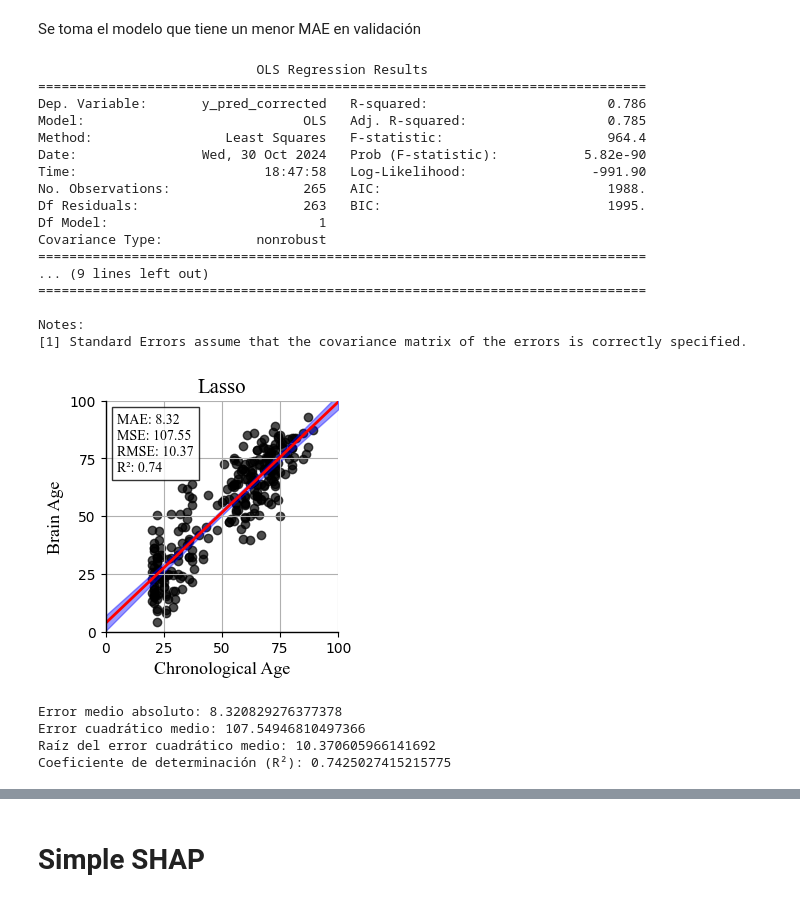
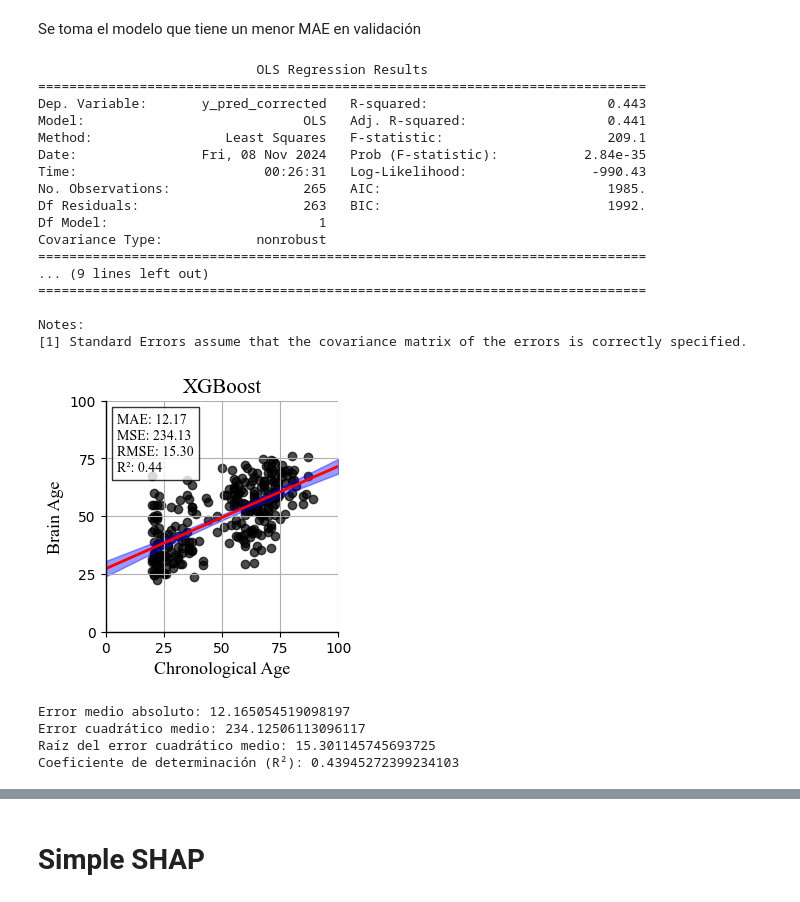
Before and after one commit to carrielfelipe/Brain_Age, a Jupyter notebook: XGBoost/XGBoost.ipynb, the cells around one changed output, grey strips where cells are left out. Cells and saved outputs as stored; diff of their text form; code cells hidden in the pictures.

Commit message:
actualizacion modelos

```diff
--- a/XGBoost/XGBoost.ipynb
+++ b/XGBoost/XGBoost.ipynb
@@ -90,3 +102,7 @@ df_concatenado_CN = pd.concat([X_CN, y_CN, ID_CN], axis=1, ignore_index=False)
+# %%
+model.fit_params= {
+    'early_stopping_rounds': 10,
+}
 # %%
 #'neg_mean_absolute_error'
 #'neg_mean_squared_error'
@@ -114,7 +130,7 @@ Fitting 10 folds for each of 1 candidates, totalling 10 fits
 Fitting 10 folds for each of 1 candidates, totalling 10 fits
 Fitting 10 folds for each of 1 candidates, totalling 10 fits
 # %%
-with open(f'results_model/opt_model.pickle', 'wb') as file:
+with open(f'results_model/opt_model_2.pickle', 'wb') as file:
         pickle.dump(opt_model, file)
 # %%
 with open(f'results_model/opt_model.pickle', 'rb') as file:
@@ -161,7 +182,8 @@ df_train, df_test = train_test_split(df_concatenado_CN, test_size=0.2, random_st
 
 # Resultado: df_train y df_test son dataframes
 # %%
-results_labels_df_CN_train, results_labels_df_CN_val, results_labels_patient, results_model, results_per_fold_CN_train, results_per_fold_CN_val, results_per_fold_patient= model.trainer(df_CN=df_train, n_splits=10, n_iterations=1, params_=best_params_[0], scaler=Scaler)
+results_labels_df_CN_train, results_labels_df_CN_val, results_labels_patient, results_model, results_per_fold_CN_train, results_per_fold_CN_val, results_per_fold_patient= model.trainer(df_CN=df_train, n_splits=10, n_iterations=1, params_=best_params_[0], scaler=Scaler, early_stopping_rounds=10
+                                                                                                                                                                                         )
 # %% [markdown]
 # Test
 # %%
@@ -210,7 +232,7 @@ def process_test_data(df_train, df_test, results_model,results_per_fold_train, n
 
 
         # Escalado de los datos de prueba
-        X_test_CN_scaled = (X_test - mean_X_train_kf) / std_X_train_kf
+        #X_test_CN_scaled = (X_test - mean_X_train_kf) / std_X_train_kf
 
         # Obtener el modelo del fold actual
         model_ = results_model['model'][fold]
@@ -320,30 +342,30 @@ min_mae_index = mae_list.index(min(mae_list))
 y_labels_=results_per_fold_CN_test[min_mae_index]['y_labels']
 y_pred_= results_per_fold_CN_test[min_mae_index]['y_pred_corrected']
 # %%
-Plotters.plot_regresion(y=y_pred_,x= y_labels_, label_='Test Data',x_ticks_step=25,y_ticks_step=25,x_min_limit=0,y_min_limit=0,x_max_limit=100,y_max_limit=100,color='Black', title='Lasso',line_ideal=False,confidence_interval=True,  alpha=0.7,xlabel='Chronological Age',ylabel='Brain Age',color_confidence_interval='blue',alpha_confidence_interval=0.4,color_line_fit='red', details=True, font='Times New Roman', weight='normal', x_size=3,y_size=3, legend=False, fontsize=13, mode=2)
+Plotters.plot_regresion(y=y_pred_,x= y_labels_, label_='Test Data',x_ticks_step=25,y_ticks_step=25,x_min_limit=0,y_min_limit=0,x_max_limit=100,y_max_limit=100,color='Black', title=nameset,line_ideal=False,confidence_interval=True,  alpha=0.7,xlabel='Chronological Age',ylabel='Brain Age',color_confidence_interval='blue',alpha_confidence_interval=0.4,color_line_fit='red', details=True, font='Times New Roman', weight='normal', x_size=3,y_size=3, legend=False, fontsize=13, mode=2)
 # %% [output]
                             OLS Regression Results
 ==============================================================================
-Dep. Variable:       y_pred_corrected   R-squared:                       0.786
-Model:                            OLS   Adj. R-squared:                  0.785
-Method:                 Least Squares   F-statistic:                     964.4
-Date:                Wed, 30 Oct 2024   Prob (F-statistic):           5.82e-90
-Time:                        18:47:58   Log-Likelihood:                -991.90
-No. Observations:                 265   AIC:                             1988.
-Df Residuals:                     263   BIC:                             1995.
+Dep. Variable:       y_pred_corrected   R-squared:                       0.443
+Model:                            OLS   Adj. R-squared:                  0.441
+Method:                 Least Squares   F-statistic:                     209.1
+Date:                Fri, 08 Nov 2024   Prob (F-statistic):           2.84e-35
+Time:                        00:26:31   Log-Likelihood:                -990.43
+No. Observations:                 265   AIC:                             1985.
+Df Residuals:                     263   BIC:                             1992.
 Df Model:                           1
 Covariance Type:            nonrobust
 ==============================================================================
 ... (9 lines left out)
 ==============================================================================
 
 Notes:
 [1] Standard Errors assume that the covariance matrix of the errors is correctly specified.
-[figure, old version]
+[figure, new version]
-Error medio absoluto: 8.320829276377378
-Error cuadrático medio: 107.54946810497366
-Raíz del error cuadrático medio: 10.370605966141692
-Coeficiente de determinación (R²): 0.7425027415215775
+Error medio absoluto: 12.165054519098197
+Error cuadrático medio: 234.12506113096117
+Raíz del error cuadrático medio: 15.301145745693725
+Coeficiente de determinación (R²): 0.43945272399234103
 # %%
 Plotters.plot_regresion(y=y_pred_,x= y_labels_, label_='Test Data',x_ticks_step=25,y_ticks_step=25,x_min_limit=0,y_min_limit=0,x_max_limit=100,y_max_limit=100,color=colorset, title=nameset,line_ideal=False,confidence_interval=True,  alpha=0.5,xlabel='Chronological Age',ylabel='Brain Age',color_confidence_interval='gray',alpha_confidence_interval=0.7,color_line_fit=(0, 0, 0), details=False, font='Times New Roman', weight='normal', x_size=2.5,y_size=3, legend=False, fontsize=13, mode=3, legend_metrics=True)
 # %% [output]
```
Also changed, not shown: parts of 9 cells of this notebook, 1 other file.
